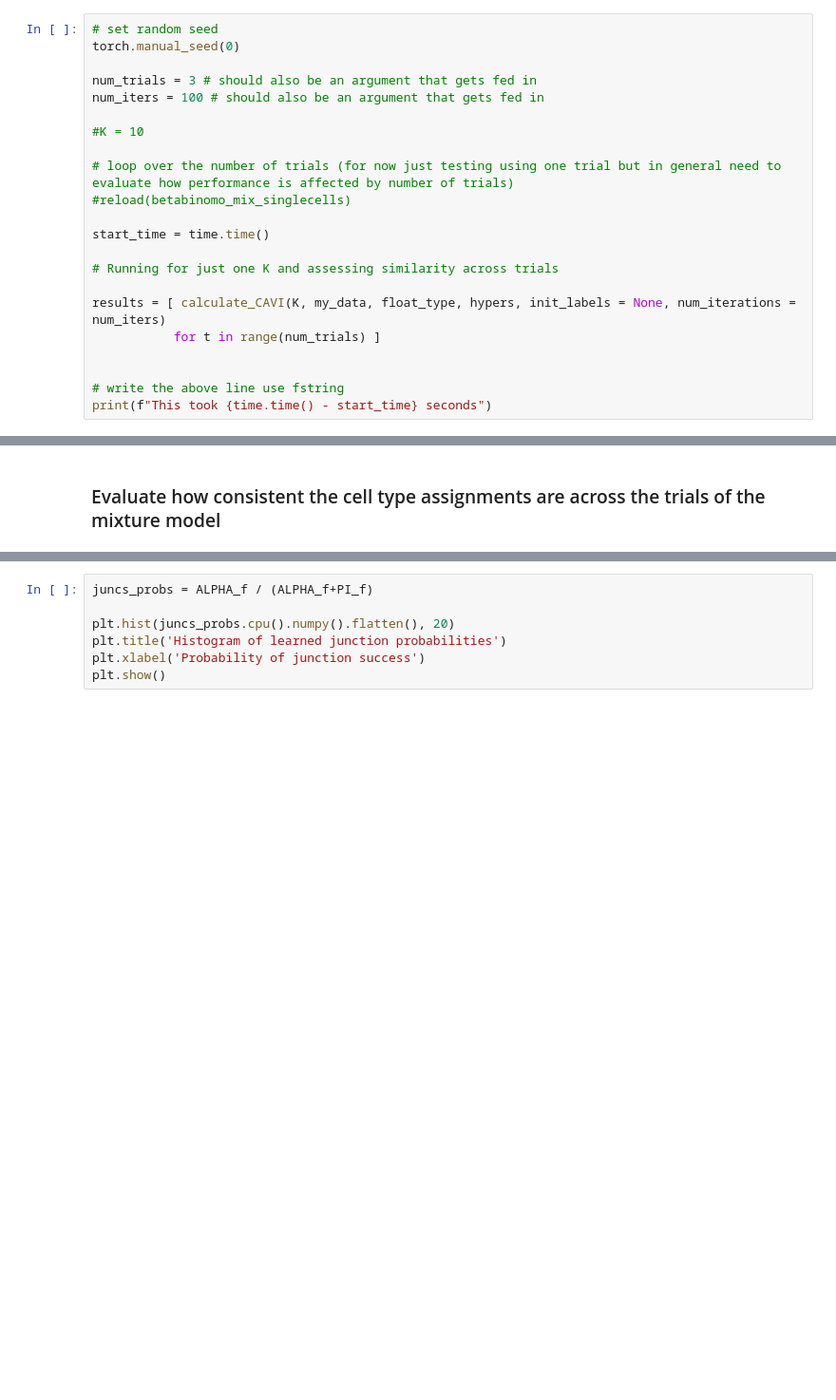
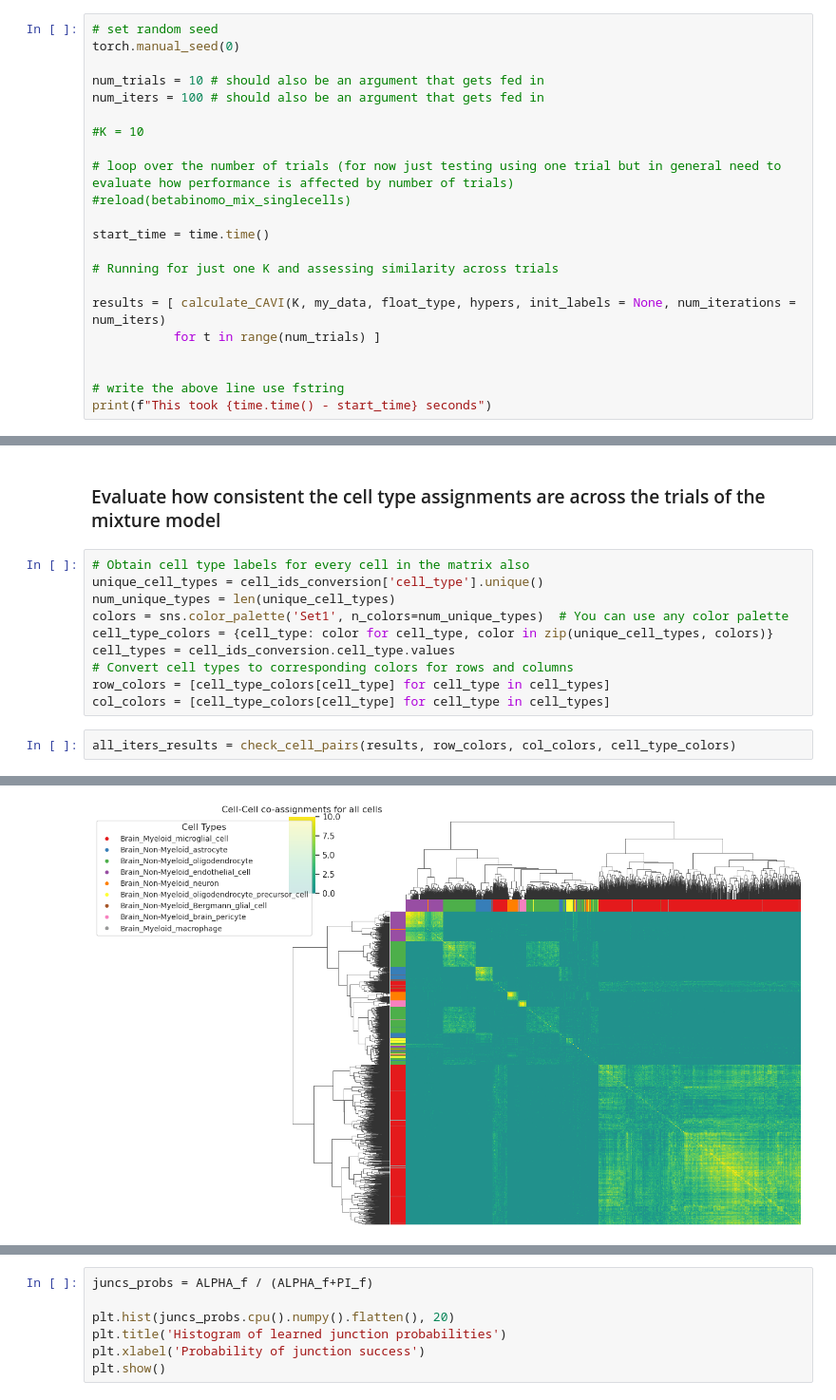
Before and after one commit to daklab/Leaflet-analysis, a Jupyter notebook: tabula_muris_brain/Leaflet/run_mixture_model_TM_SS2.ipynb, the cells around one changed output, grey strips where cells are left out. Shown at 95% size. Cells and saved outputs as stored; diff of their text form; blank space fills up the shorter version.

```diff
--- a/tabula_muris_brain/Leaflet/run_mixture_model_TM_SS2.ipynb
+++ b/tabula_muris_brain/Leaflet/run_mixture_model_TM_SS2.ipynb
@@ -112,7 +105,7 @@ print(K)
 # set random seed
 torch.manual_seed(0)
 
-num_trials = 3 # should also be an argument that gets fed in
+num_trials = 10 # should also be an argument that gets fed in
 num_iters = 100 # should also be an argument that gets fed in
 
 #K = 10
@@ -173,2 +168,15 @@ len(results)
 # %% [markdown]
 ### Evaluate how consistent the cell type assignments are across the trials of the mixture model
+# %%
+# Obtain cell type labels for every cell in the matrix also
+unique_cell_types = cell_ids_conversion['cell_type'].unique()
+num_unique_types = len(unique_cell_types)
+colors = sns.color_palette('Set1', n_colors=num_unique_types)  # You can use any color palette
+cell_type_colors = {cell_type: color for cell_type, color in zip(unique_cell_types, colors)}
+cell_types = cell_ids_conversion.cell_type.values
+# Convert cell types to corresponding colors for rows and columns
+row_colors = [cell_type_colors[cell_type] for cell_type in cell_types]
+col_colors = [cell_type_colors[cell_type] for cell_type in cell_types]
+# %%
+all_iters_results = check_cell_pairs(results, row_colors, col_colors, cell_type_colors)
+# %% [output]
@@ -174,0 +199 @@ len(results)
+[figure, added]
```
Also changed, not shown: parts of 35 cells of this notebook, 5 other files.
